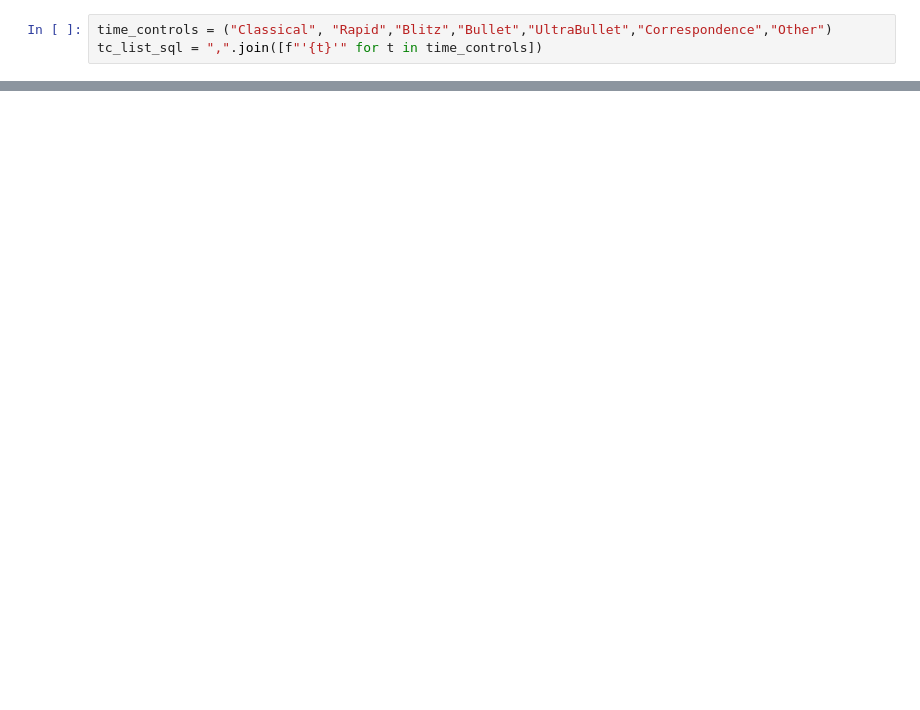
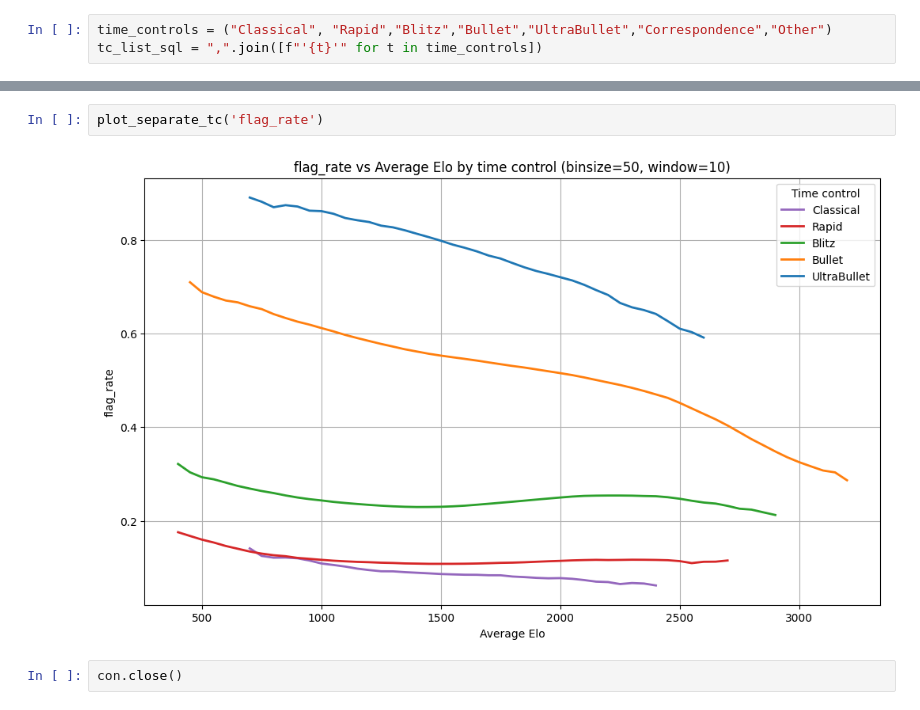
Before and after one commit to sebas-smith/lichess-analysis, a Jupyter notebook: analysis/draws.ipynb, the cells around one changed output, grey strips where cells are left out. Cells and saved outputs as stored; diff of their text form; blank space fills up the shorter version.

```diff
--- a/analysis/draws.ipynb
+++ b/analysis/draws.ipynb
@@ -194,0 +214,6 @@ con.close()
+# %%
+plot_separate_tc('flag_rate')
+# %% [output]
+[figure, added]
+# %%
+con.close()
```
Also changed, not shown: parts of 15 cells of this notebook.
